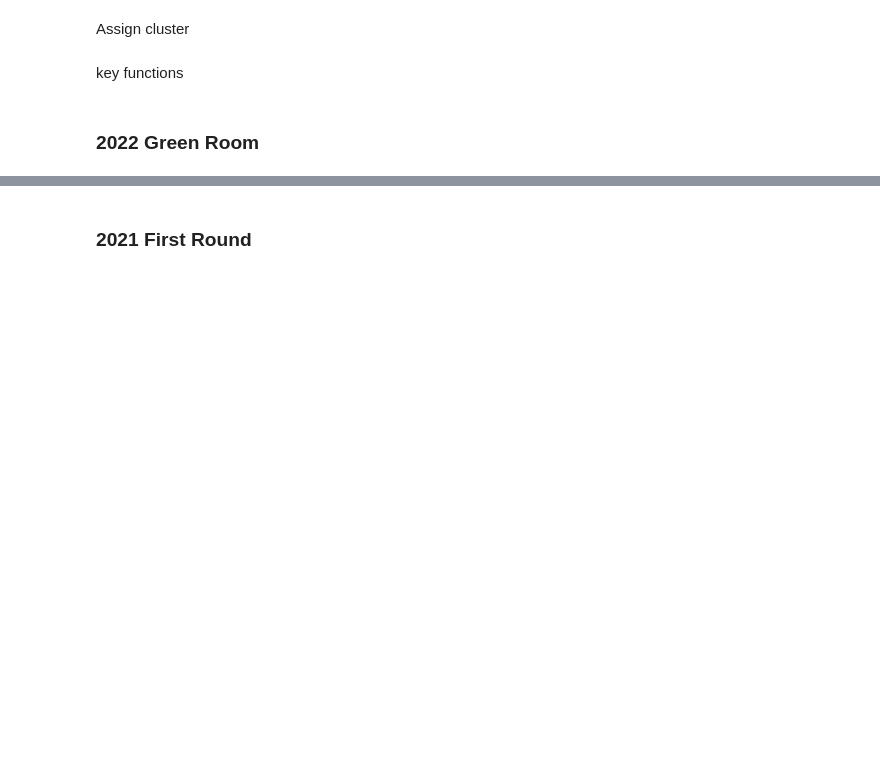
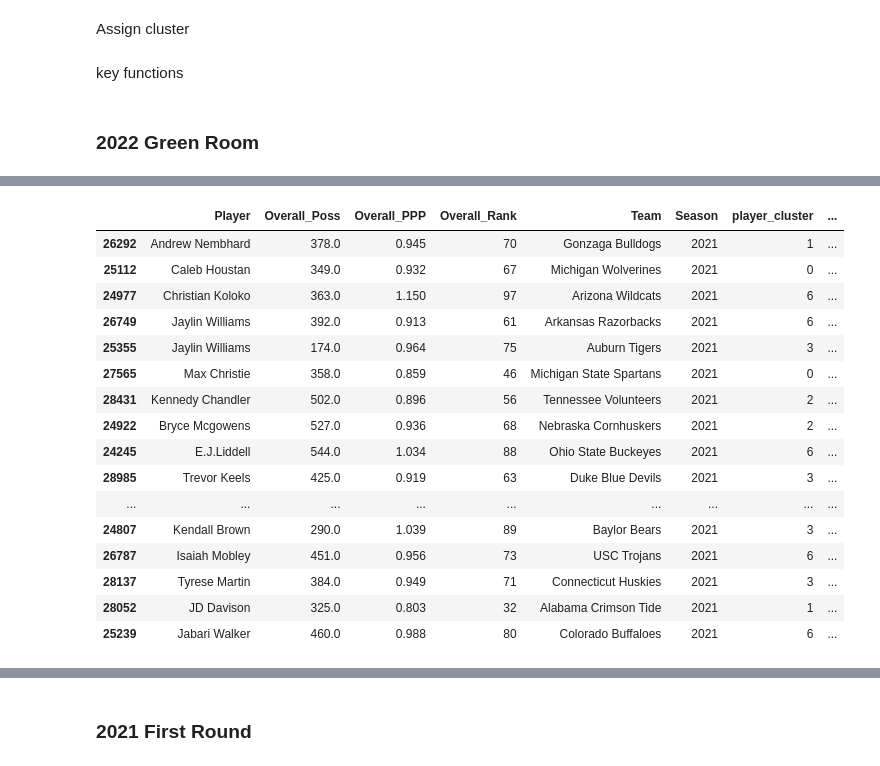
Before and after one commit to xulianrenzoku/synergy_clustering, a Jupyter notebook: nba_draft_22_materials.ipynb, the cells around one changed output, grey strips where cells are left out. Saved outputs shown, nothing was run; the diff lists cells and outputs as text; code cells hidden in the pictures; blank space fills up the shorter version.

```diff
--- a/nba_draft_22_materials.ipynb
+++ b/nba_draft_22_materials.ipynb
@@ -572 +582,8 @@ green_room = ['Chet Holmgren', 'Jabari Smith', 'Paolo Banchero',
+# %%
+second_rounder_22 = ['Andrew Nembhard', 'Caleb Houstan', 'Christian Koloko',
+                     'Jaylin Williams', 'Max Christie', 'Kennedy Chandler',
+                     'Bryce Mcgowens', 'E.J.Liddell', 'Trevor Keels',
+                     'Moussa Diabate', 'Ryan Rollins', 'Josh Minott',
+                     'Vince Williams', 'Kendall Brown', 'Isaiah Mobley',
+                     'Tyrese Martin', 'JD Davison', 'Jabari Walker']
 # %%
@@ -593 +609,21 @@ display_draft(green_room, 2021)
+# %%
+display_draft(second_rounder_22, 2021)
+# %% [output]
+|  | Player | Overall_Poss | Overall_PPP | Overall_Rank | Team | Season | player_cluster | ... |
+| 26292 | Andrew Nembhard | 378.0 | 0.945 | 70 | Gonzaga Bulldogs | 2021 | 1 | ... |
+| 25112 | Caleb Houstan | 349.0 | 0.932 | 67 | Michigan Wolverines | 2021 | 0 | ... |
+| 24977 | Christian Koloko | 363.0 | 1.150 | 97 | Arizona Wildcats | 2021 | 6 | ... |
+| 26749 | Jaylin Williams | 392.0 | 0.913 | 61 | Arkansas Razorbacks | 2021 | 6 | ... |
+| 25355 | Jaylin Williams | 174.0 | 0.964 | 75 | Auburn Tigers | 2021 | 3 | ... |
+| 27565 | Max Christie | 358.0 | 0.859 | 46 | Michigan State Spartans | 2021 | 0 | ... |
+| 28431 | Kennedy Chandler | 502.0 | 0.896 | 56 | Tennessee Volunteers | 2021 | 2 | ... |
+| 24922 | Bryce Mcgowens | 527.0 | 0.936 | 68 | Nebraska Cornhuskers | 2021 | 2 | ... |
+| 24245 | E.J.Liddell | 544.0 | 1.034 | 88 | Ohio State Buckeyes | 2021 | 6 | ... |
+| 28985 | Trevor Keels | 425.0 | 0.919 | 63 | Duke Blue Devils | 2021 | 3 | ... |
+| ... | ... | ... | ... | ... | ... | ... | ... | ... |
+| 24807 | Kendall Brown | 290.0 | 1.039 | 89 | Baylor Bears | 2021 | 3 | ... |
+| 26787 | Isaiah Mobley | 451.0 | 0.956 | 73 | USC Trojans | 2021 | 6 | ... |
+| 28137 | Tyrese Martin | 384.0 | 0.949 | 71 | Connecticut Huskies | 2021 | 3 | ... |
+| 28052 | JD Davison | 325.0 | 0.803 | 32 | Alabama Crimson Tide | 2021 | 1 | ... |
+| 25239 | Jabari Walker | 460.0 | 0.988 | 80 | Colorado Buffaloes | 2021 | 6 | ... |
 # %%
```
Also changed, not shown: parts of 7 cells of this notebook.
